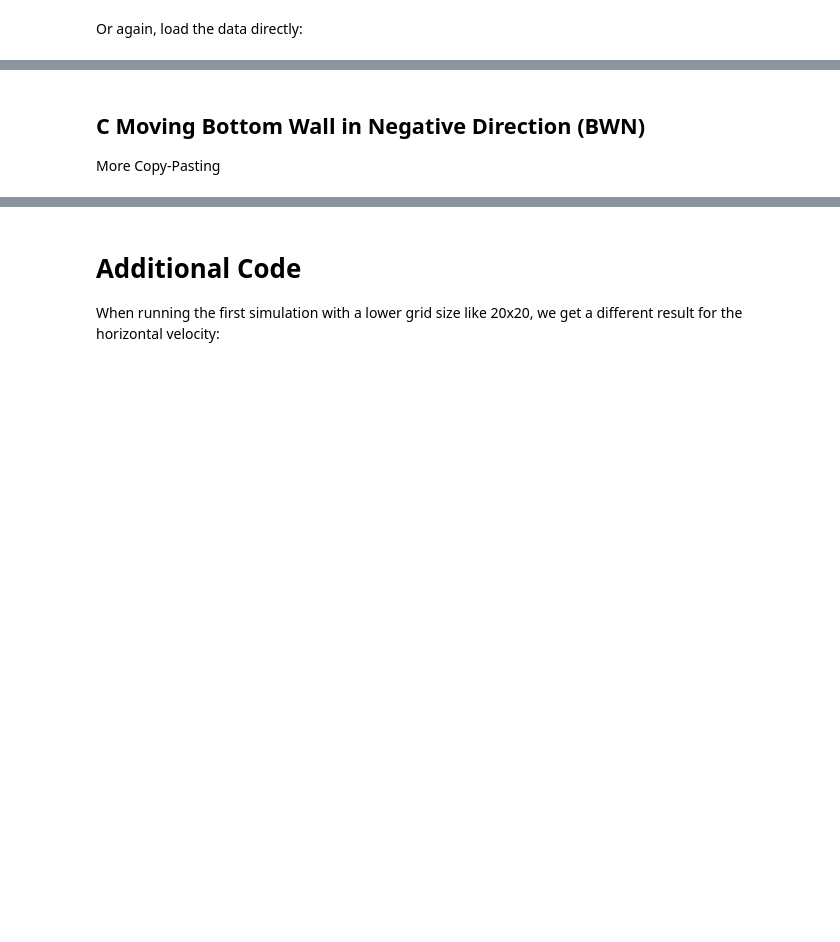
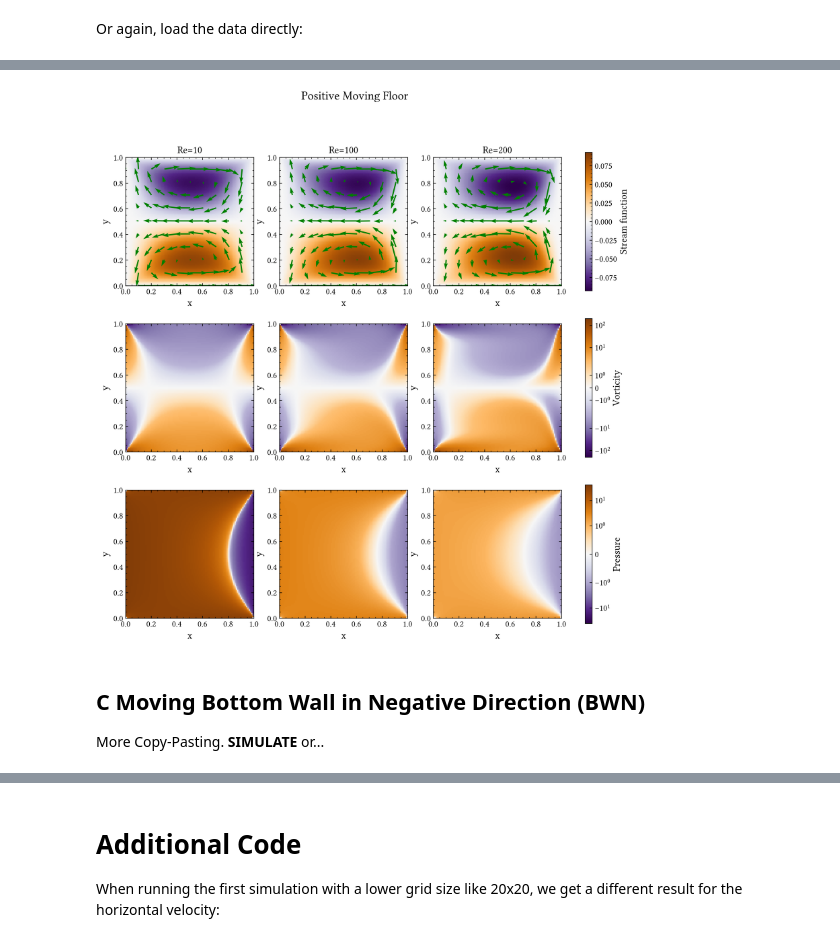
Before and after one commit to Fubinii/FD_fluid_dynamics, a Jupyter notebook: FD_fluid_dynamics.ipynb, the cells around one changed output, grey strips where cells are left out. Drawn from its saved outputs; the diff is of its cells as text; code cells hidden in the pictures; blank space fills up the shorter version.

```diff
--- a/FD_fluid_dynamics.ipynb
+++ b/FD_fluid_dynamics.ipynb
@@ -608,4 +654,7 @@ plt.show()
 # %%
+n_vectors = 10 # Number of velocity arrows per row
+
+# ********
 # To get a shared color scale, we need to find the min/max values for each row
 u_vals = np.concatenate((u_bwp_10.ravel(), u_bwp_100.ravel(), u_bwp_200.ravel())) # np.ravel makes an array 1D
 w_vals   = np.concatenate((w_bwp_10.ravel(), w_bwp_100.ravel(), w_bwp_200.ravel()))
@@ -617,14 +666,22 @@ p_abs = np.abs(p_vals.max())
 # w_min,   w_max   = w_vals.min(),   w_vals.max()
 # p_min,   p_max   = p_vals.min(),   p_vals.max()
 
-fig, axes = plt.subplots(3, 3, figsize=(12,12))
-if print_titles: fig.suptitle("Positive Moving Floor")
-
 # To have less code, we will plot inside a loop through the Re values
 Re_list = [10, 100, 200]
 u_dict = {10: u_bwp_10, 100: u_bwp_100, 200: u_bwp_200}
 w_dict = {10: w_bwp_10, 100: w_bwp_100, 200: w_bwp_200}
 p_dict = {10: p_bwp_10, 100: p_bwp_100, 200: p_bwp_200}
+
+vx_10, vy_10, X, Y = get_velocities(u_bwp_10, h)
+vx_100, vy_100, _, _ = get_velocities(u_bwp_100, h)
+vx_200, vy_200, _, _ = get_velocities(u_bwp_200, h)
+step = int(vx_10.shape[0] / n_vectors)
+
+vx_dict = {10: vx_10, 100: vx_100, 200: vx_200}
+vy_dict = {10: vy_10, 100: vy_100, 200: vy_200}
+
+fig, axes = plt.subplots(3, 3, figsize=(12,12))
+if print_titles: fig.suptitle("Positive Moving Floor")
 
 
 for col, Re in enumerate(Re_list):
@@ -637,40 +694,47 @@ for col, Re in enumerate(Re_list):
     ax.set_ylabel("y")
     ax.set_aspect("equal")
     ax.set_title(f"Re={Re}")
+
+    # Add velocity vectors
+    ax.quiver(X[::step, ::step], Y[::step, ::step],
+              vx_dict[Re][::step, ::step], vy_dict[Re][::step, ::step],
+              scale=3, width=0.01, color='green')
 
     # Vorticity row
     ax = axes[1, col]
     # Reversing the colormap because lets be hones, blue feels more like negative. Also using SymLogNorm for better color scale
     im1 = ax.imshow(w_dict[Re], origin='lower', extent=[0,1,0,1],
                     cmap='PuOr_r', norm=SymLogNorm(linthresh=2, linscale=1.0, vmin=-w_abs, vmax=w_abs))
     ax.set_xlabel("x")
     ax.set_ylabel("y")
     ax.set_aspect("equal")
 
     # Pressure row
     ax = axes[2, col]
     im2 = ax.imshow(p_dict[Re], origin='lower', extent=[0,1,0,1],
                     cmap='PuOr_r', norm=SymLogNorm(linthresh=1, linscale=1.0, vmin=-p_abs, vmax=p_abs))
     ax.set_xlabel("x")
     ax.set_ylabel("y")
     ax.set_aspect("equal")
 
 # Colorbars for each row, with the same color scale
 cbar0 = fig.colorbar(im0, ax=axes[0, :], orientation='vertical', fraction=0.03)
 cbar0.set_label("Stream function")
 
 cbar1 = fig.colorbar(im1, ax=axes[1, :], orientation='vertical', fraction=0.03)
 cbar1.set_label("Vorticity")
 
 cbar2 = fig.colorbar(im2, ax=axes[2, :], orientation='vertical', fraction=0.03)
 cbar2.set_label("Pressure")
 
 plt.savefig('figures/bwp_comparison.pdf')
 plt.show()
+# %% [output]
+[figure, added]
 # %% [markdown]
 ## **C** Moving Bottom Wall in **Negative** Direction (BWN)
 
-More Copy-Pasting
+More Copy-Pasting. **SIMULATE** or...
 # %%
 save_data = True
 
```
Also changed, not shown: parts of 10 cells of this notebook, 18 other files.
